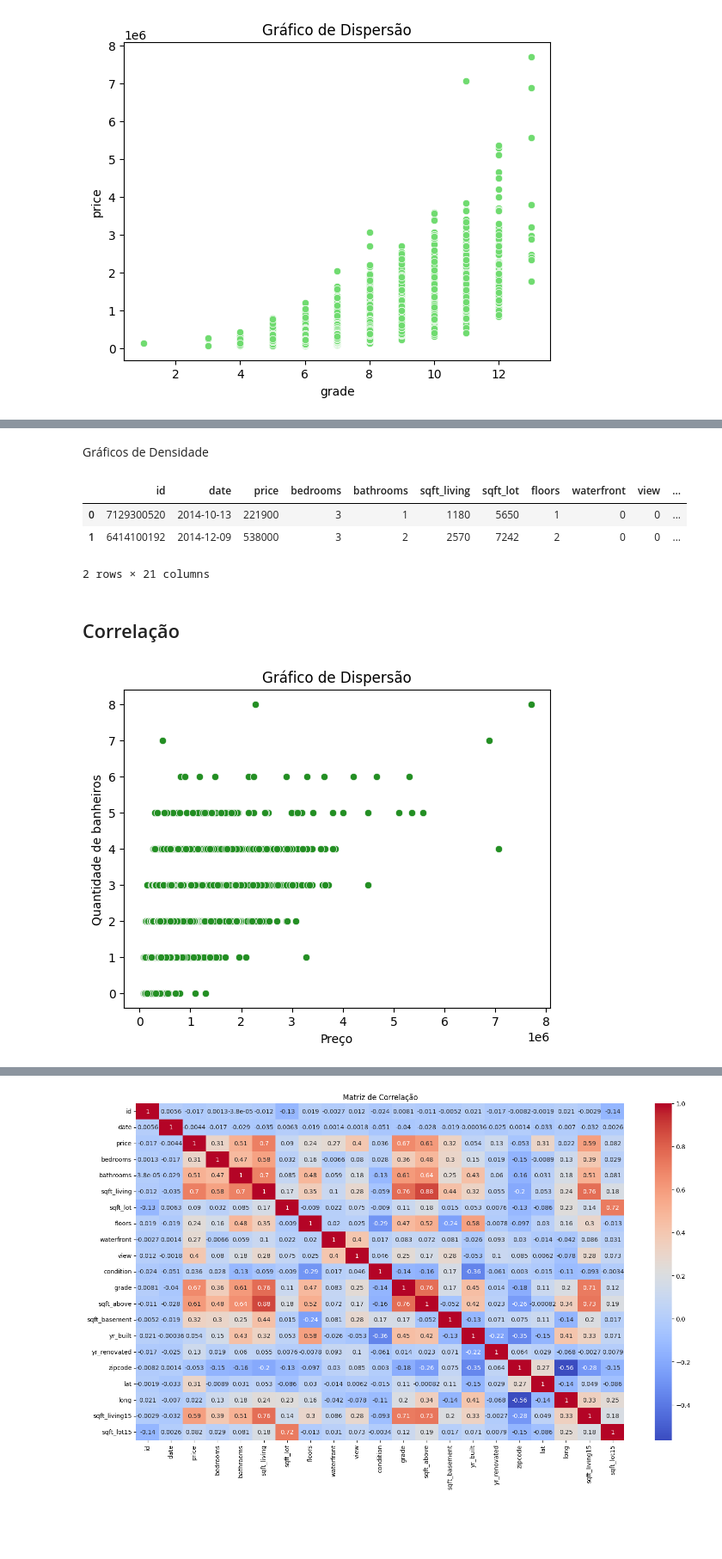
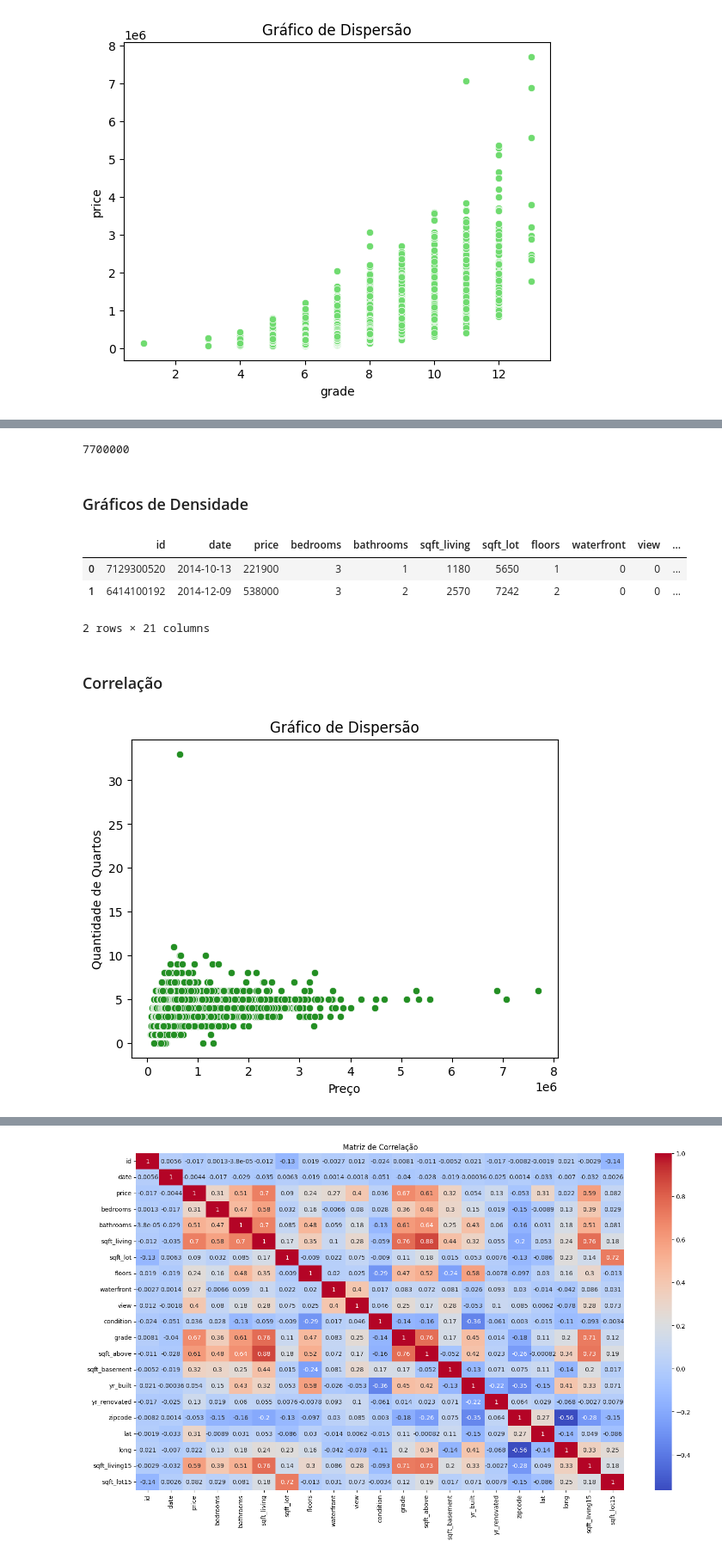
Before and after one commit to gabriela-lusofona/projeto-icd-yasmym, a Jupyter notebook: ICD_Projeto.ipynb, the cells around one changed output, grey strips where cells are left out. Shown: that part at 86% size. Drawn from its saved outputs; the diff is of its cells as text; code cells hidden in the pictures; blank space fills up the shorter version.

```diff
--- a/ICD_Projeto.ipynb
+++ b/ICD_Projeto.ipynb
@@ -367,5 +392,10 @@ df['price'].max() #7700000
+# %%
+df['grade'].min() #1 ao 13
+df['price'].max() #7700000
+# %% [output]
+7700000
 # %% [markdown]
-Gráficos de Densidade
+### Gráficos de Densidade
 # %%
 df.head(2)
 # %% [output]
@@ -374,12 +404,12 @@ df.head(2)
 | 1 | 6414100192 | 2014-12-09 | 538000 | 3 | 2 | 2570 | 7242 | 2 | 0 | 0 | ... |
 2 rows × 21 columns
 # %% [markdown]
-## Correlação
+### Correlação
 # %%
-sns.scatterplot(x='price', y='bathrooms', data=df, color='#248f24')
+sns.scatterplot(x='price', y='bedrooms', data=df, color='#248f24')
 plt.xlabel('Preço')
-plt.ylabel('Quantidade de banheiros')
+plt.ylabel('Quantidade de Quartos')
 plt.title('Gráfico de Dispersão')
 plt.show()
 # %% [output]
-[figure, old version]
+[figure, new version]
```
Also changed, not shown: parts of 26 cells of this notebook.
